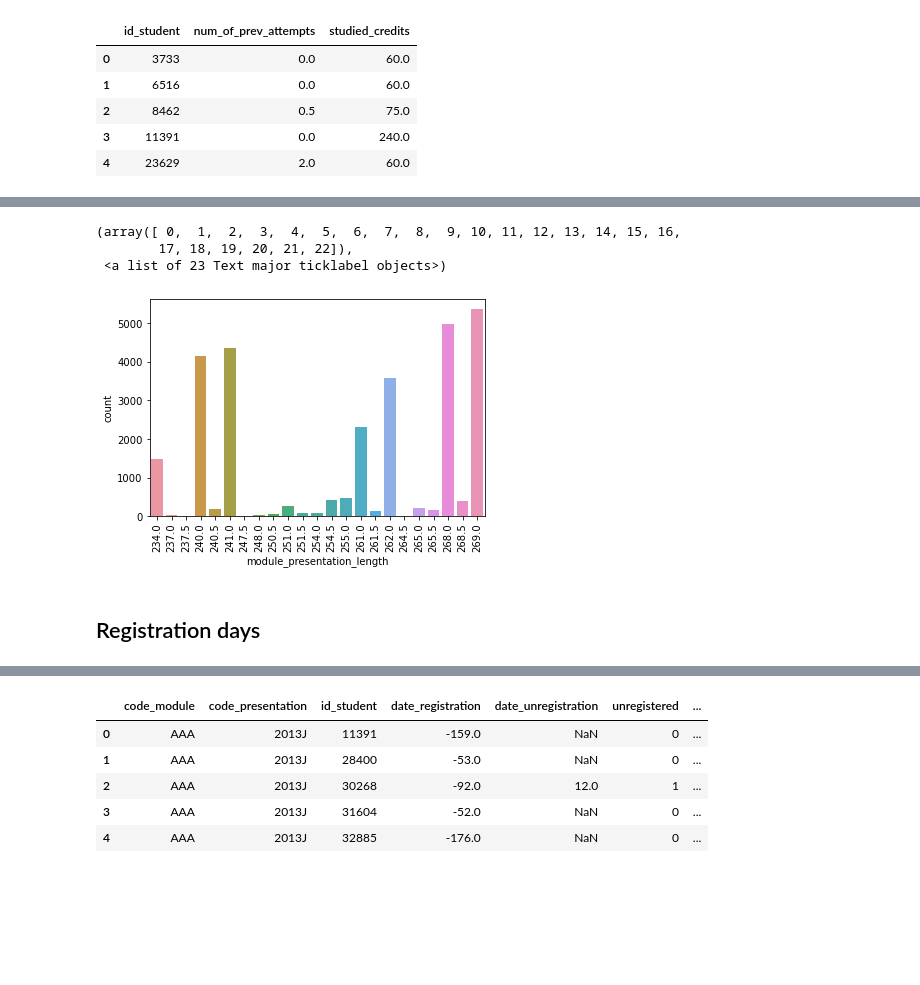
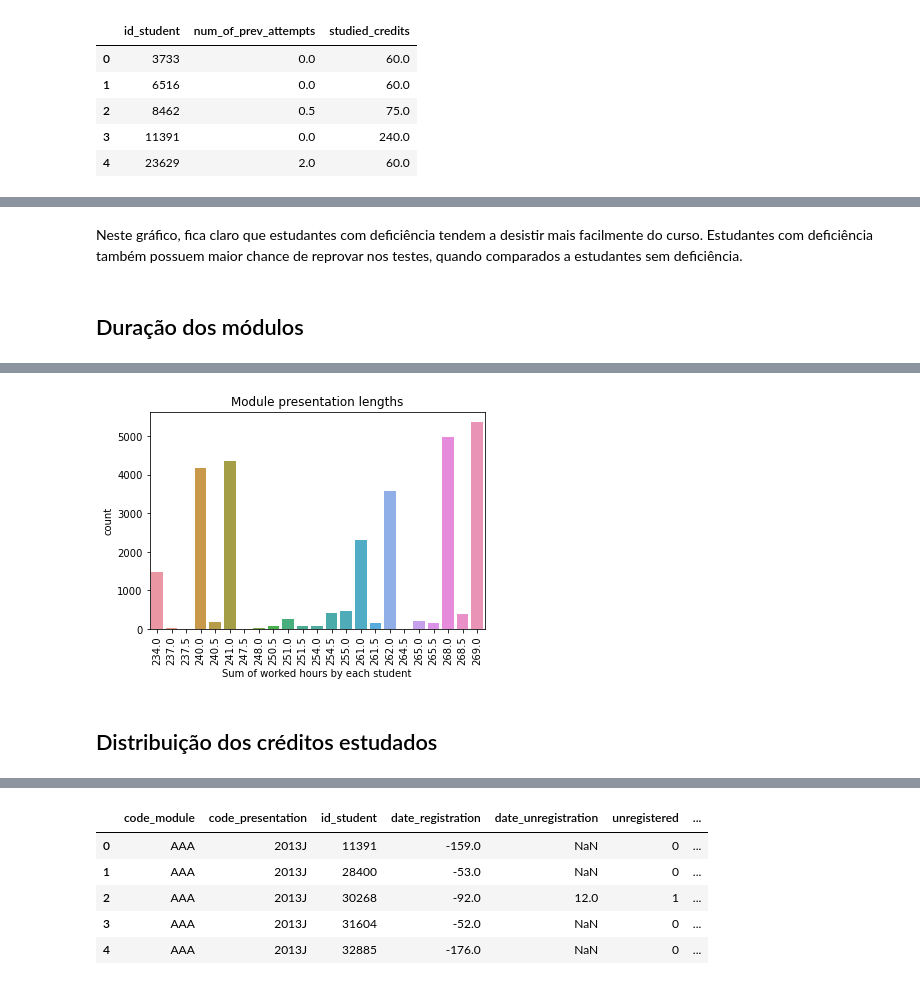
Before and after one commit to pedroafleite/oulad, a Jupyter notebook: eda-trybe.ipynb, the cells around one changed output, grey strips where cells are left out. Drawn from its saved outputs; the diff is of its cells as text; code cells hidden in the pictures; blank space fills up the shorter version.

```diff
--- a/eda-trybe.ipynb
+++ b/eda-trybe.ipynb
@@ -287,3 +430,7 @@ for field in stacked_plots:
+# %% [markdown]
+Neste gráfico, fica claro que estudantes com deficiência tendem a desistir mais facilmente do curso. Estudantes com deficiência também possuem maior chance de reprovar nos testes, quando comparados a estudantes sem deficiência.
+# %% [markdown]
+## Duração dos módulos
 # %%
 studentModuleLengths = studentInfo.merge(courses, on = ['code_module', 'code_presentation'], how='left')
 studentModuleLengths = studentModuleLengths[['id_student', 'module_presentation_length']].groupby('id_student').median()
@@ -310,11 +457,10 @@ max    2.716795e+06                  269.000000
 =============
 # %%
 sns.countplot(studentModuleLengths.module_presentation_length)
-plt.xticks(rotation = 90)
+plt.xticks(rotation = 90);
+plt.xlabel('Sum of worked hours by each student')
+plt.title("Module presentation lengths");
 # %% [output]
-(array([ 0,  1,  2,  3,  4,  5,  6,  7,  8,  9, 10, 11, 12, 13, 14, 15, 16,
-        17, 18, 19, 20, 21, 22]),
- <a list of 23 Text major ticklabel objects>)
-[figure, old version]
+[figure, new version]
-# %% [markdown]
-## Registration days
+# %% [markdown]
+## Distribuição dos créditos estudados
```
Also changed, not shown: parts of 48 cells of this notebook.
